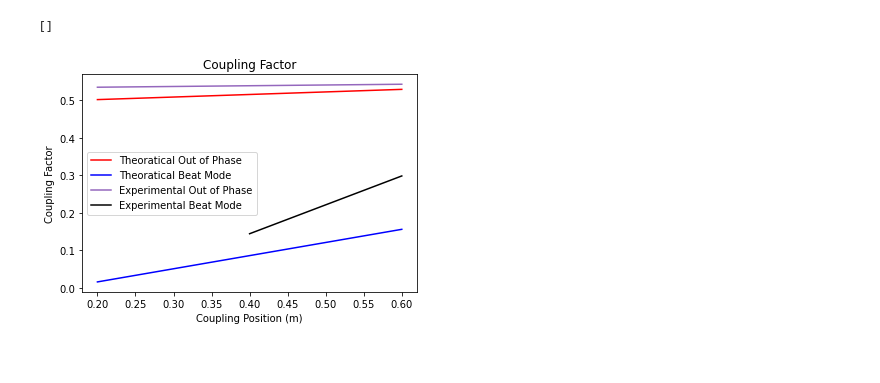
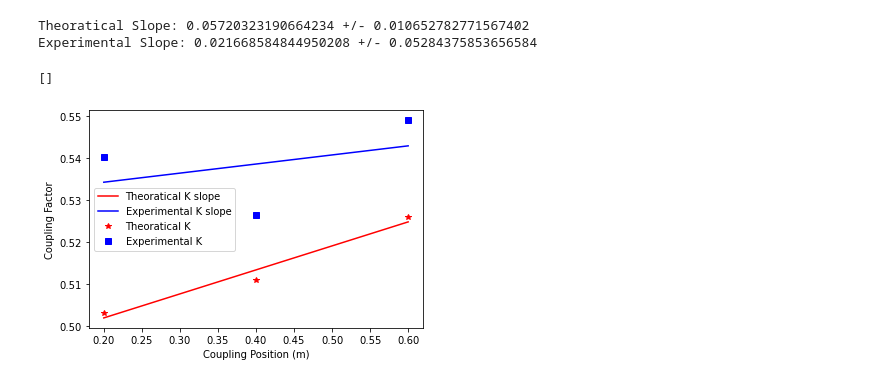
Before and after one commit to Olegich1/CheatSheetRepo, a Jupyter notebook: Otherthings/PHYS2113 CP LAB/code/coupling_factor.ipynb, the cells around one changed output. Cells and saved outputs as stored; diff of their text form; code cells hidden in the pictures.

```diff
--- a/Otherthings/PHYS2113 CP LAB/code/coupling_factor.ipynb
+++ b/Otherthings/PHYS2113 CP LAB/code/coupling_factor.ipynb
@@ -3,24 +3,19 @@ import matplotlib.pyplot as plt
 import numpy as np
 from scipy import stats
 # %%
-def K_outphase(omega_n, omega_p):
-    K_o = omega_p**2/(omega_n**2 + omega_p**2)
-    return K_o
+def K_outphase(omega_n, omega_o):
+    K_out = omega_o**2/(omega_n**2 + omega_o**2)
+    return K_out
 # %%
-def K_beat(omega_min, omega_pls):
-    K_b = 4*(omega_pls**2-omega_min**2)/((omega_min+omega_pls)**2-2*(omega_min+omega_pls))
+def K_beat(omega_n, omega_o):
+    K_b = omega_o**2/(omega_n**2 + omega_o**2)
     return K_b
 # %%
 #Theoratical coupling constants
-#Out of phase
 L1 = np.array([0.6, 0.4, 0.2])
-L2 = np.array([0.6, 0.4])
-K_op_t = np.array([K_outphase(3.18, 3.38), K_outphase(3.18,3.27), K_outphase(3.18, 3.20)])
-#beat mode
-K_bm_t = np.array([K_beat(3.18,3.36), K_beat(3.18, 3.27), K_beat(3.18, 3.20)])
+K_t = np.array( [K_outphase(3.18, 3.35), K_outphase(3.18,3.25), K_outphase(3.18, 3.20)] )
 
 #Experimental coupling constant
-#Out of phase
-K_op_e = np.array([K_outphase(2.85, 3.14), K_outphase(2.85,3.02), K_outphase(2.85, 3.09)])
-#Beat mode
-K_bm_e = np.array([K_beat(2.86,3.16), K_beat(2.87, 3.01)])
+a = (K_outphase(2.85, 3.14)+K_beat(2.86,3.16))/2
+b = (K_outphase(2.85,3.02) + K_beat(2.87, 3.01))/2
+K_e = np.array([a, b, K_outphase(2.85, 3.09)])
@@ -32,13 +22,24 @@ res_bm_e = stats.linregress(L2, K_bm_e)
+# %%
+res_t = stats.linregress(L1, K_t)
+res_e = stats.linregress(L1, K_e)
+
+print('Theoratical Slope: ' + str(res_t.slope) + ' +/- ' +str(res_t.stderr))
+
+print('Experimental Slope: ' + str(res_e.slope) + ' +/- ' +str(res_e.stderr))
+# %% [output]
+Theoratical Slope: 0.05720323190664234 +/- 0.010652782771567402
+Experimental Slope: 0.021668584844950208 +/- 0.05284375853656584
 # %%
-plt.plot(L1, res_op_t.intercept + res_op_t.slope*L1, 'r', label='Theoratical Out of Phase')
-plt.plot(L1, res_bm_t.intercept + res_bm_t.slope*L1, 'b', label='Theoratical Beat Mode')
-plt.plot(L1, res_op_e.intercept + res_op_e.slope*L1, 'tab:purple', label='Experimental Out of Phase')
-plt.plot(L2, res_bm_e.intercept + res_bm_e.slope*L2, 'k', label='Experimental Beat Mode')
-plt.title("Coupling Factor")
+plt.plot(L1, res_t.intercept + res_t.slope*L1, 'r', label='Theoratical K slope')
+plt.plot(L1, res_e.intercept + res_e.slope*L1, 'b', label='Experimental K slope')
+plt.plot(L1, K_t, 'r*', label = "Theoratical K")
+plt.plot(L1, K_e, 'bs', label = "Experimental K" )
+plt.title('Coupling Position v.s. Coupling Factor')
+
 plt.legend(loc = 'best')
 plt.xlabel('Coupling Position (m)')
 plt.ylabel('Coupling Factor')
 plt.plot()
 # %% [output]
 []
-[figure, old version]
+[figure, new version]
```
Also changed, not shown: parts of 1 cell of this notebook, 23 other files.
